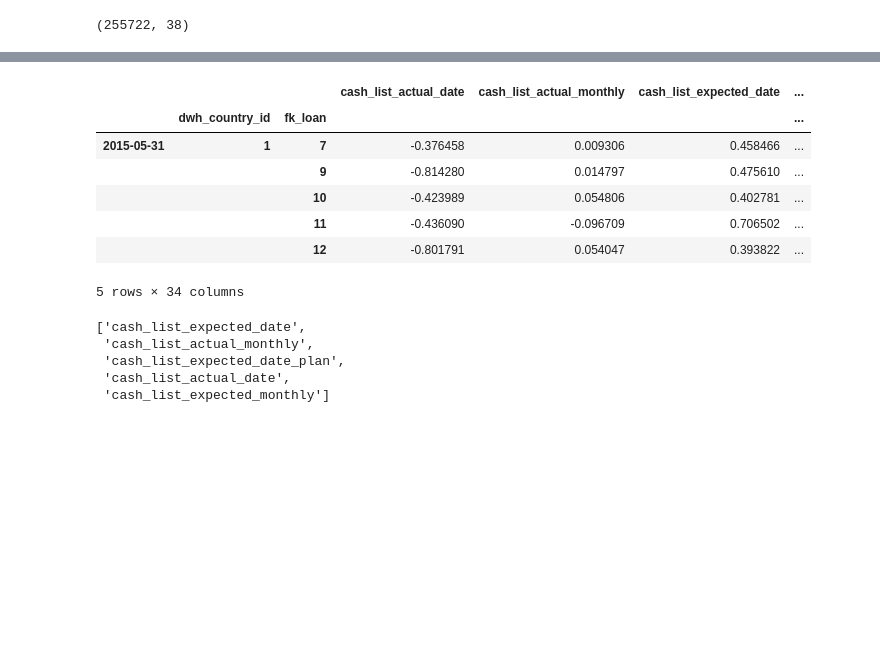
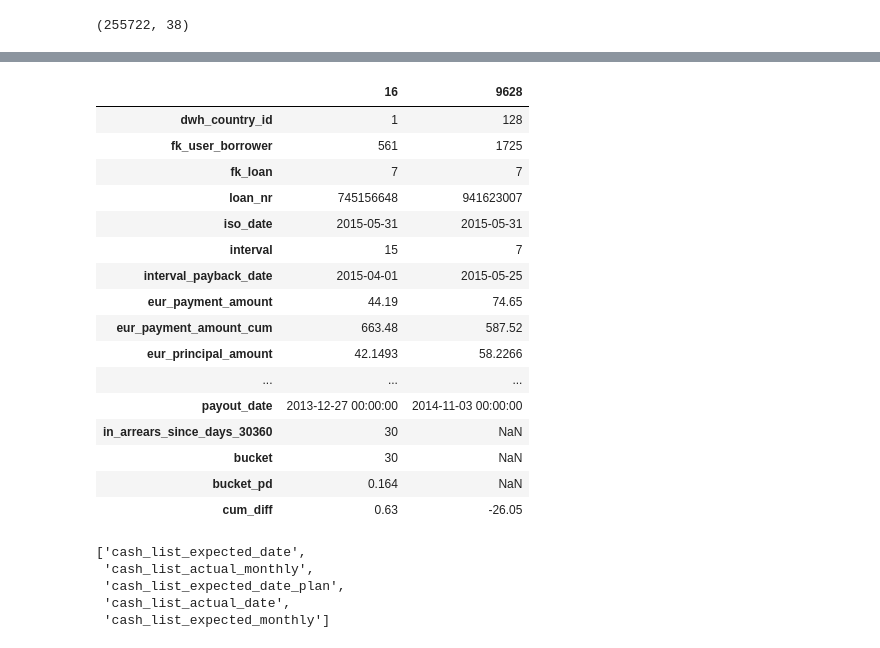
Before and after one commit to seanv507/lendico, a Jupyter notebook: Projects/Returns/src/returns01.ipynb, the cells around one changed output, grey strips where cells are left out. Drawn from its saved outputs; the diff is of its cells as text; code cells hidden in the pictures; blank space fills up the shorter version.

```diff
--- a/Projects/Returns/src/returns01.ipynb
+++ b/Projects/Returns/src/returns01.ipynb
@@ -339,14 +455,25 @@ payment_plans[(payment_plans.dwh_country_id==1) & (payment_plans.fk_loan==7)].to
 # %%
-xirrs_all[('dwh_country_id', 'fk_loan')].head()
+xirrs_all[('dwh_country_id', 'fk_loan')].head(1000).to_clipboard()
-# %% [output]
-|  |  |  | cash_list_actual_date | cash_list_actual_monthly | cash_list_expected_date | ... |
-|  | dwh_country_id | fk_loan |  |  |  | ... |
-| 2015-05-31 | 1 | 7 | -0.376458 | 0.009306 | 0.458466 | ... |
-|  |  | 9 | -0.814280 | 0.014797 | 0.475610 | ... |
-|  |  | 10 | -0.423989 | 0.054806 | 0.402781 | ... |
-|  |  | 11 | -0.436090 | -0.096709 | 0.706502 | ... |
-|  |  | 12 | -0.801791 | 0.054047 | 0.393822 | ... |
-5 rows × 34 columns
+# %%
+actual_payments[(actual_payments.fk_loan==7) & (actual_payments.iso_date==datetime.date(2015,5,31))].T
+# %% [output]
+|  | 16 | 9628 |
+| dwh_country_id | 1 | 128 |
+| fk_user_borrower | 561 | 1725 |
+| fk_loan | 7 | 7 |
+| loan_nr | 745156648 | 941623007 |
+| iso_date | 2015-05-31 | 2015-05-31 |
+| interval | 15 | 7 |
+| interval_payback_date | 2015-04-01 | 2015-05-25 |
+| eur_payment_amount | 44.19 | 74.65 |
+| eur_payment_amount_cum | 663.48 | 587.52 |
+| eur_principal_amount | 42.1493 | 58.2266 |
+| ... | ... | ... |
+| payout_date | 2013-12-27 00:00:00 | 2014-11-03 00:00:00 |
+| in_arrears_since_days_30360 | 30 | NaN |
+| bucket | 30 | NaN |
+| bucket_pd | 0.164 | NaN |
+| cum_diff | 0.63 | -26.05 |
 # %%
 cash_lists.keys()
 # %% [output]
```
Also changed, not shown: parts of 29 cells of this notebook, 1 other file.
